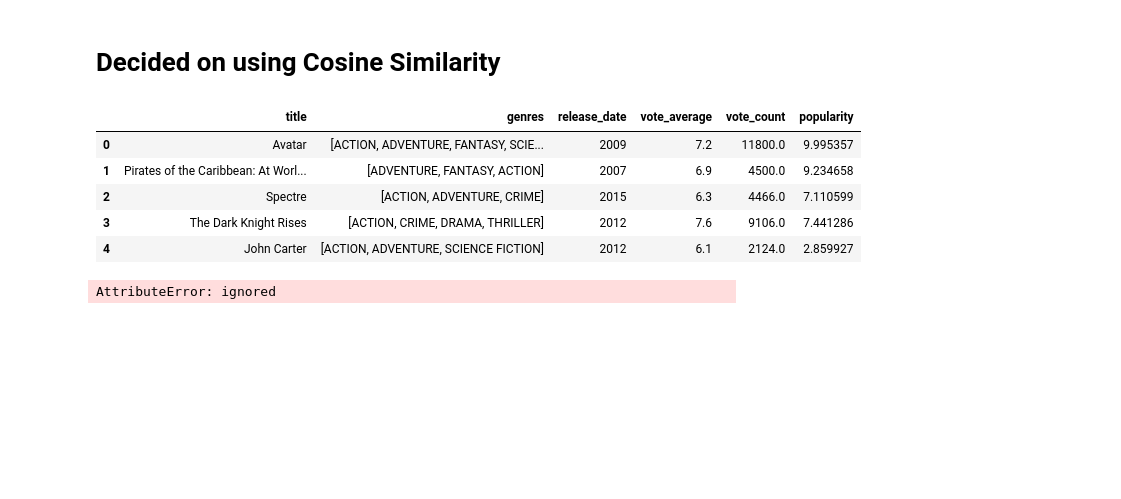
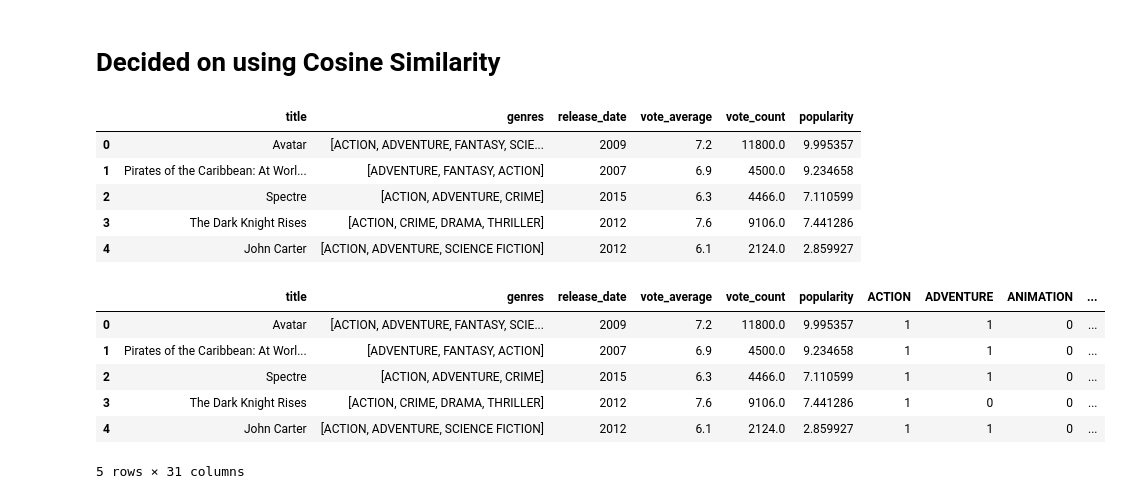
Before and after one commit to Nawsh1337/Movie-Recommendation-Bot-Using-LLMs, a Jupyter notebook: Data_Preprocessing.ipynb, the cells around one changed output. Cells and saved outputs as stored; diff of their text form; code cells hidden in the pictures; blank space fills up the shorter version.

```diff
--- a/Data_Preprocessing.ipynb
+++ b/Data_Preprocessing.ipynb
@@ -441,9 +441,17 @@ resultdf.head()
 | 2 | Spectre | [ACTION, ADVENTURE, CRIME] | 2015 | 6.3 | 4466.0 | 7.110599 |
 | 3 | The Dark Knight Rises | [ACTION, CRIME, DRAMA, THRILLER] | 2012 | 7.6 | 9106.0 | 7.441286 |
 | 4 | John Carter | [ACTION, ADVENTURE, SCIENCE FICTION] | 2012 | 6.1 | 2124.0 | 2.859927 |
-# %%
-from sklearn.feature_extraction.text import CountVectorizer
-c = CountVectorizer()
-resultdf.genres = c.fit_transform(resultdf.genres.values.reshape(-1,1))
-# %% [output]
-AttributeError: ignored
+# %%
+from sklearn.preprocessing import MultiLabelBinarizer
+mlb = MultiLabelBinarizer()
+data_genres = pd.DataFrame(mlb.fit_transform(resultdf['genres']), columns=mlb.classes_, index=resultdf.index)
+resultdf = pd.concat([resultdf, data_genres], axis=1)
+resultdf.head()
+# %% [output]
+|  | title | genres | release_date | vote_average | vote_count | popularity | ACTION | ADVENTURE | ANIMATION | ... |
+| 0 | Avatar | [ACTION, ADVENTURE, FANTASY, SCIE... | 2009 | 7.2 | 11800.0 | 9.995357 | 1 | 1 | 0 | ... |
+| 1 | Pirates of the Caribbean: At Worl... | [ADVENTURE, FANTASY, ACTION] | 2007 | 6.9 | 4500.0 | 9.234658 | 1 | 1 | 0 | ... |
+| 2 | Spectre | [ACTION, ADVENTURE, CRIME] | 2015 | 6.3 | 4466.0 | 7.110599 | 1 | 1 | 0 | ... |
+| 3 | The Dark Knight Rises | [ACTION, CRIME, DRAMA, THRILLER] | 2012 | 7.6 | 9106.0 | 7.441286 | 1 | 0 | 0 | ... |
+| 4 | John Carter | [ACTION, ADVENTURE, SCIENCE FICTION] | 2012 | 6.1 | 2124.0 | 2.859927 | 1 | 1 | 0 | ... |
+5 rows × 31 columns
```
Also changed, not shown: parts of 1 cell of this notebook.
